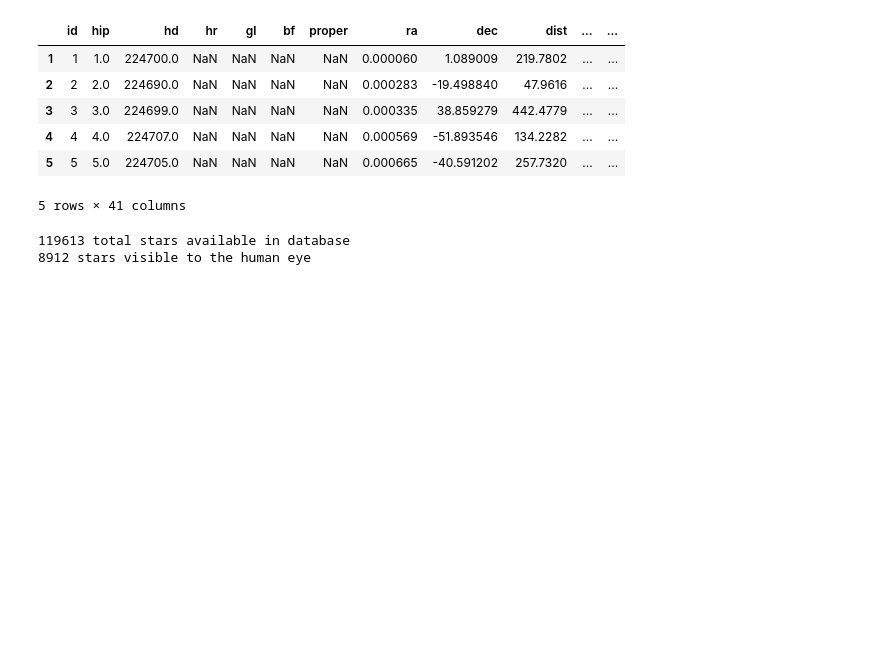
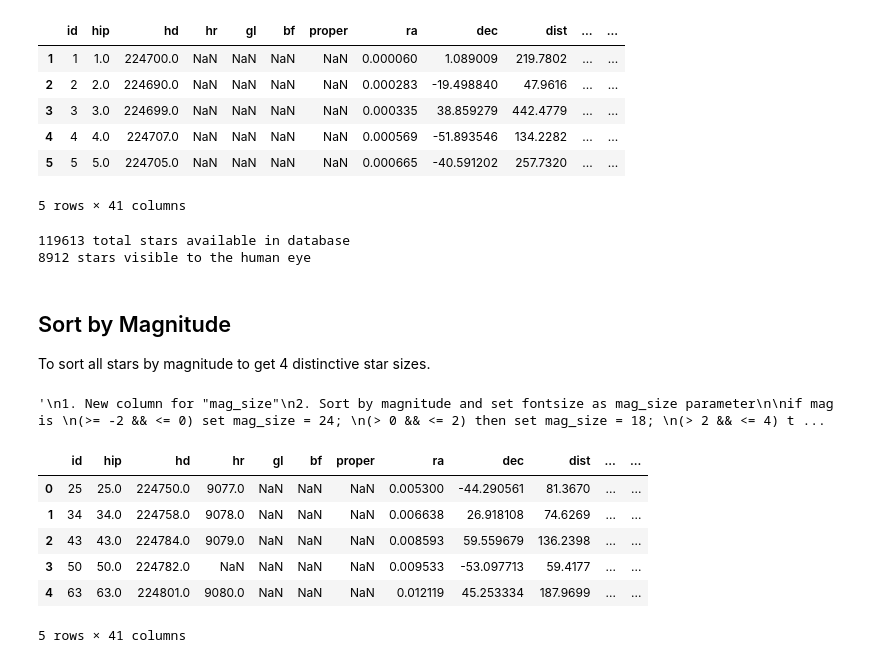
Before and after one commit to kurzgesagt-inanutshell/The-Night-Sky, a Jupyter notebook: 1_process_starbase_data.ipynb, the cells around one changed output. Drawn from its saved outputs; the diff is of its cells as text; code cells hidden in the pictures; blank space fills up the shorter version.

```diff
--- a/1_process_starbase_data.ipynb
+++ b/1_process_starbase_data.ipynb
@@ -115,3 +115,47 @@ df.to_csv('./data/processed/hygdata_processed_mag65.csv', index=False)
 5 rows × 41 columns
 119613 total stars available in database
 8912 stars visible to the human eye
+# %% [markdown]
+## Sort by Magnitude
+To sort all stars by magnitude to get 4 distinctive star sizes.
+# %%
+
+#sort by magnitude
+
+#-2 to 0: The brightest stars:
+#0 to 2: Highly visible stars.
+#2 to 4: Less visible stars.
+#4 to 6.5: The dimmest stars, represented by the smallest dots.
+
+"""
+1. New column for "mag_size"
+2. Sort by magnitude and set fontsize as mag_size parameter
+
+if mag is
+(>= -2 && <= 0) set mag_size = 24;
+(> 0 && <= 2) then set mag_size = 18;
+(> 2 && <= 4) then set mag_size = 12;
+(> 4 && <= 6) then set mag_size = 6;
+
+"""
+
+# Idea: Export different PDFs for every star size to adjust colours at the end (in "6_plot...")
+# %% [output]
+'\n1. New column for "mag_size"\n2. Sort by magnitude and set fontsize as mag_size parameter\n\nif mag is \n(>= -2 && <= 0) set mag_size = 24; \n(> 0 && <= 2) then set mag_size = 18; \n(> 2 && <= 4) t ...
+# %%
+dfSorted = pd.read_csv('./data/processed/hygdata_processed_mag65.csv', low_memory=False)
+display(dfSorted.head())
+
+df.insert(12, "sorted_magsize", 24, True)
+df['sorted_magsize'] = df['sorted_magsize'].astype(float)
+
+
+df.to_csv('./data/processed/hygdata_processed_sorted.csv', index=False)
+# %% [output]
+|  | id | hip | hd | hr | gl | bf | proper | ra | dec | dist | ... | ... |
+| 0 | 25 | 25.0 | 224750.0 | 9077.0 | NaN | NaN | NaN | 0.005300 | -44.290561 | 81.3670 | ... | ... |
+| 1 | 34 | 34.0 | 224758.0 | 9078.0 | NaN | NaN | NaN | 0.006638 | 26.918108 | 74.6269 | ... | ... |
+| 2 | 43 | 43.0 | 224784.0 | 9079.0 | NaN | NaN | NaN | 0.008593 | 59.559679 | 136.2398 | ... | ... |
+| 3 | 50 | 50.0 | 224782.0 | NaN | NaN | NaN | NaN | 0.009533 | -53.097713 | 59.4177 | ... | ... |
+| 4 | 63 | 63.0 | 224801.0 | 9080.0 | NaN | NaN | NaN | 0.012119 | 45.253334 | 187.9699 | ... | ... |
+5 rows × 41 columns
```
Also changed, not shown: 17 other files.
